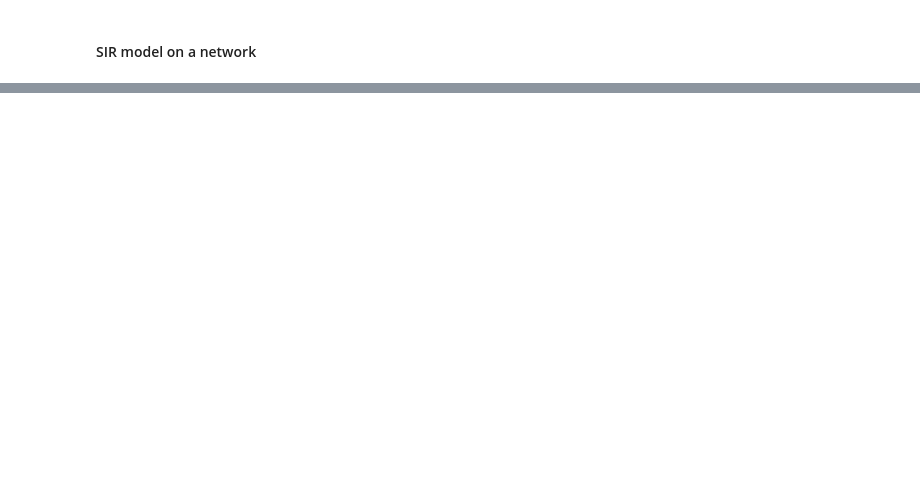
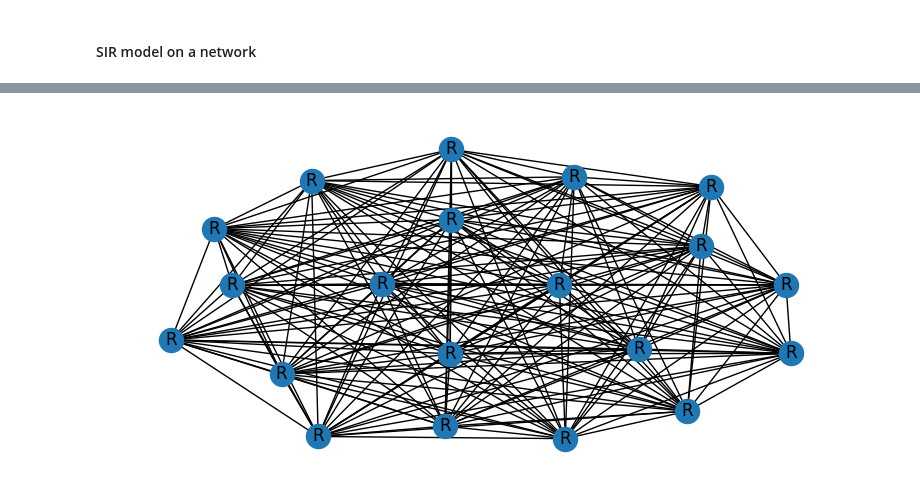
Before and after one commit to KasiaMacioszek/diffusion_processes, a Jupyter notebook: Assignment5/Assignment5.ipynb, the cells around one changed output, grey strips where cells are left out. Drawn from its saved outputs; the diff is of its cells as text; code cells hidden in the pictures; blank space fills up the shorter version.

```diff
--- a/Assignment5/Assignment5.ipynb
+++ b/Assignment5/Assignment5.ipynb
@@ -23,0 +42,32 @@ def SIR_on_graph(G, steps,  p):
+# %%
+def SIR_on_graph(G, p, starting_node=0):
+    """
+        Function that generates SIR model simulations on a graph with arguments:
+
+        G (networkx.Graph()) - graph to simulate the model on
+        p (float) - probability of infection
+    """
+    d = {node : 'S' for node in G.nodes()}
+    nx.set_node_attributes(G, d, 'state')
+
+    #infected_node = random.choice(list(G.nodes()))
+    d[starting_node] = 'I'
+    nx.set_node_attributes(G, d, 'state')
+
+    infected_list = [starting_node]
+    infected_fraction = [len(infected_list)/N]
+    while list(set(list(nx.get_node_attributes(G, 'state').values()))) != ['R']:
+        new_infected_list = []
+        for node in infected_list:
+            d[node] = 'R'
+            for new_infected in G.neighbors(node):
+                if G.nodes[new_infected]['state'] == 'S' and random.uniform(0, 1) > p:
+                    d[new_infected] = 'I'
+                    new_infected_list.append(new_infected)
+        nx.set_node_attributes(G, d, 'state')
+        infected_list = new_infected_list
+        infected_fraction.append(len(infected_list)/N)
+
+#     label = nx.get_node_attributes(G, 'state')
+#     nx.draw(G, labels=label)
+    return G, infected_fraction
@@ -24,2 +161,2 @@ def SIR_on_graph(G, steps,  p):
 # %%
-g = nx.complete_graph(10)
+g = nx.complete_graph(20)
@@ -30,0 +163,4 @@ KeyError: 'I'
+# %%
+g = SIR_on_graph(g, 0.5)
+# %% [output]
+[figure, added]
```
Also changed, not shown: parts of 19 cells of this notebook, 13 other files.
